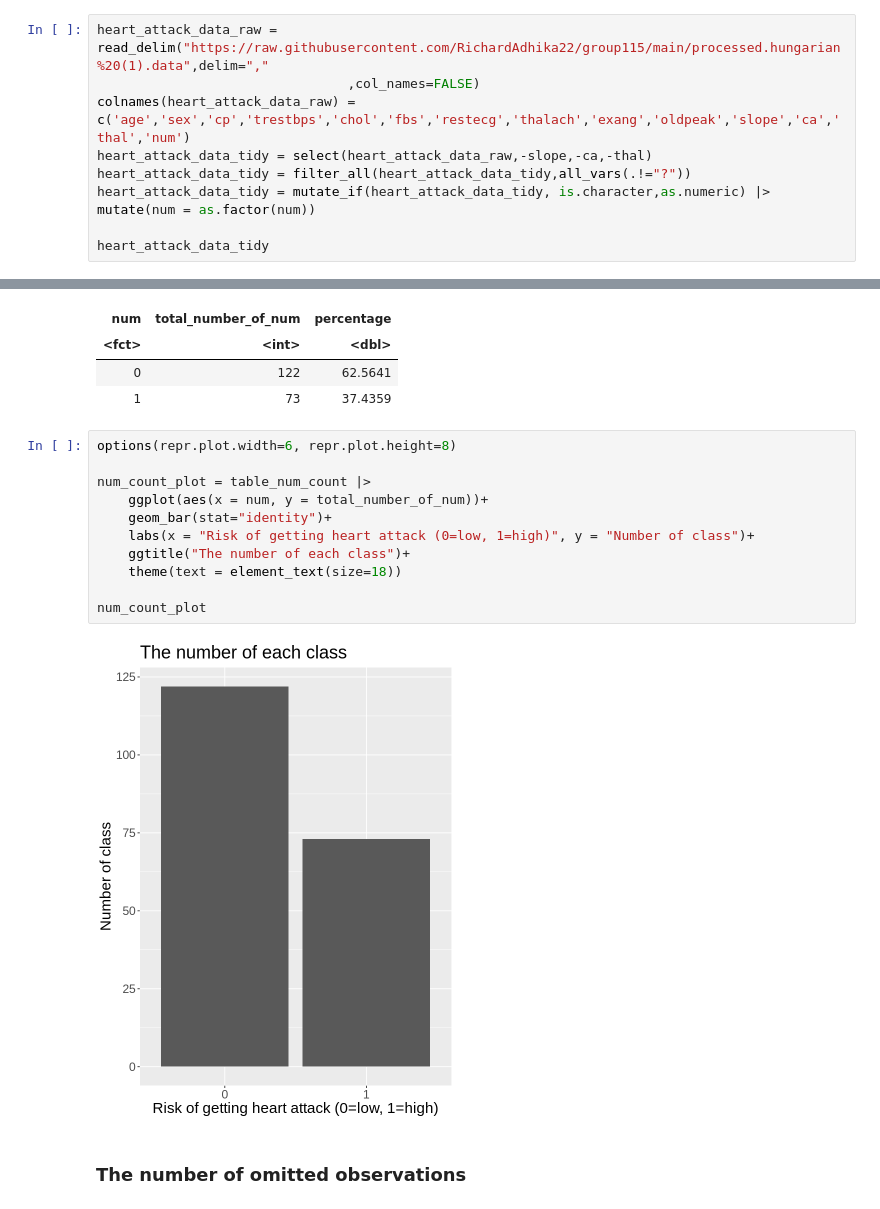
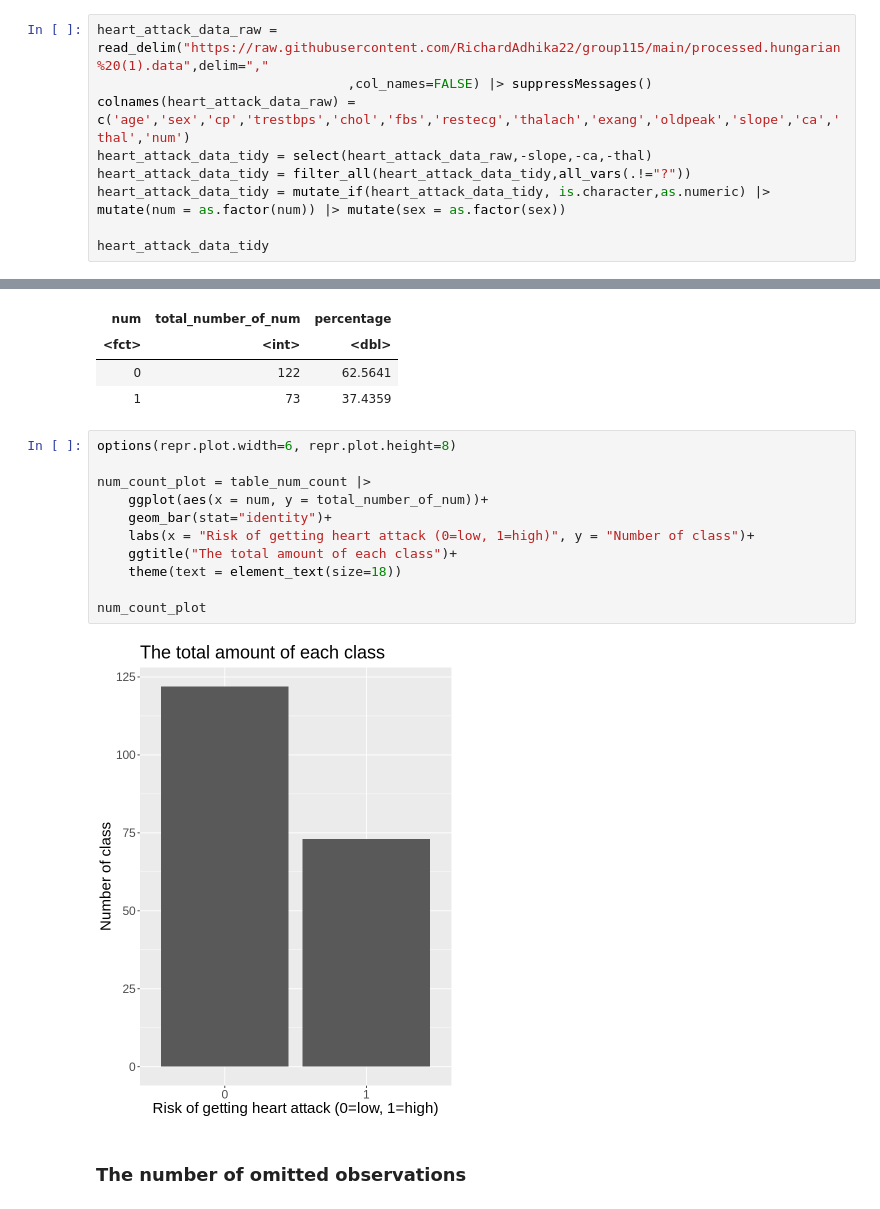
Before and after one commit to RichardAdhika22/heart_attack_prediction_knn, a Jupyter notebook: preliminary_analysis.ipynb, the cells around one changed output, grey strips where cells are left out. Drawn from its saved outputs; the diff is of its cells as text.

```diff
--- a/preliminary_analysis.ipynb
+++ b/preliminary_analysis.ipynb
@@ -37,11 +20,11 @@ In this project, we are trying to predict whether someone has a high risk of get
 ##### Reading and tidying the data
 # %%
 heart_attack_data_raw = read_delim("https://raw.githubusercontent.com/RichardAdhika22/group115/main/processed.hungarian%20(1).data",delim=","
-                                ,col_names=FALSE)
+                                ,col_names=FALSE) |> suppressMessages()
 colnames(heart_attack_data_raw) = c('age','sex','cp','trestbps','chol','fbs','restecg','thalach','exang','oldpeak','slope','ca','thal','num')
 heart_attack_data_tidy = select(heart_attack_data_raw,-slope,-ca,-thal)
 heart_attack_data_tidy = filter_all(heart_attack_data_tidy,all_vars(.!="?"))
-heart_attack_data_tidy = mutate_if(heart_attack_data_tidy, is.character,as.numeric) |> mutate(num = as.factor(num))
+heart_attack_data_tidy = mutate_if(heart_attack_data_tidy, is.character,as.numeric) |> mutate(num = as.factor(num)) |> mutate(sex = as.factor(sex))
 
 heart_attack_data_tidy
 # %% [output]
@@ -144,16 +118,16 @@ A tibble: 2 × 3
 # %%
 options(repr.plot.width=6, repr.plot.height=8)
 
 num_count_plot = table_num_count |>
     ggplot(aes(x = num, y = total_number_of_num))+
     geom_bar(stat="identity")+
     labs(x = "Risk of getting heart attack (0=low, 1=high)", y = "Number of class")+
-    ggtitle("The number of each class")+
+    ggtitle("The total amount of each class")+
     theme(text = element_text(size=18))
 
 num_count_plot
 # %% [output]
-[figure, old version]
+[figure, new version]
 # %% [markdown]
 ### The number of omitted observations
 # %%
```
Also changed, not shown: parts of 12 cells of this notebook.
